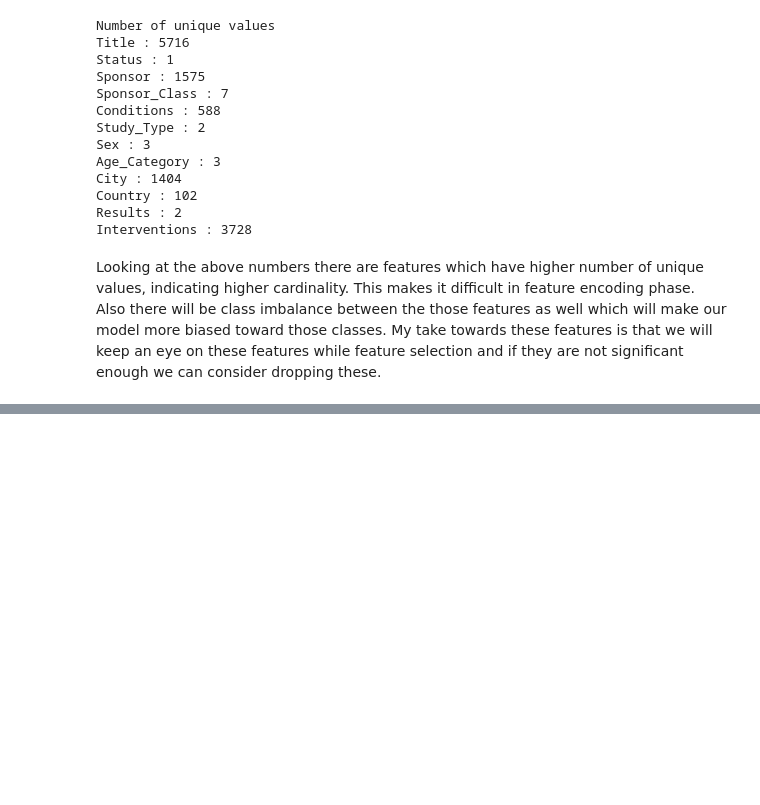
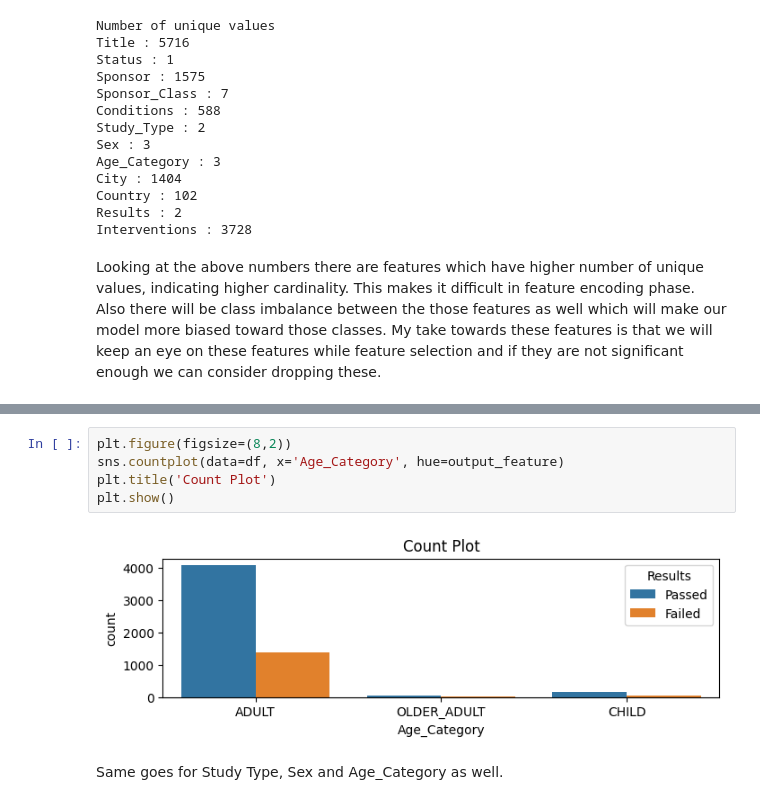
Before and after one commit to soil15/Risk-Scorer, a Jupyter notebook: notebooks/second_iteration/EDA.ipynb, the cells around one changed output, grey strips where cells are left out. Drawn from its saved outputs; the diff is of its cells as text; blank space fills up the shorter version.

```diff
--- a/notebooks/second_iteration/EDA.ipynb
+++ b/notebooks/second_iteration/EDA.ipynb
@@ -149,0 +194,9 @@ Looking at the above numbers there are features which have higher number of uniq
+# %%
+plt.figure(figsize=(8,2))
+sns.countplot(data=df, x='Age_Category', hue=output_feature)
+plt.title('Count Plot')
+plt.show()
+# %% [output]
+[figure, added]
+# %% [markdown]
+Same goes for Study Type, Sex and Age_Category as well.
```
Also changed, not shown: parts of 15 cells of this notebook.
